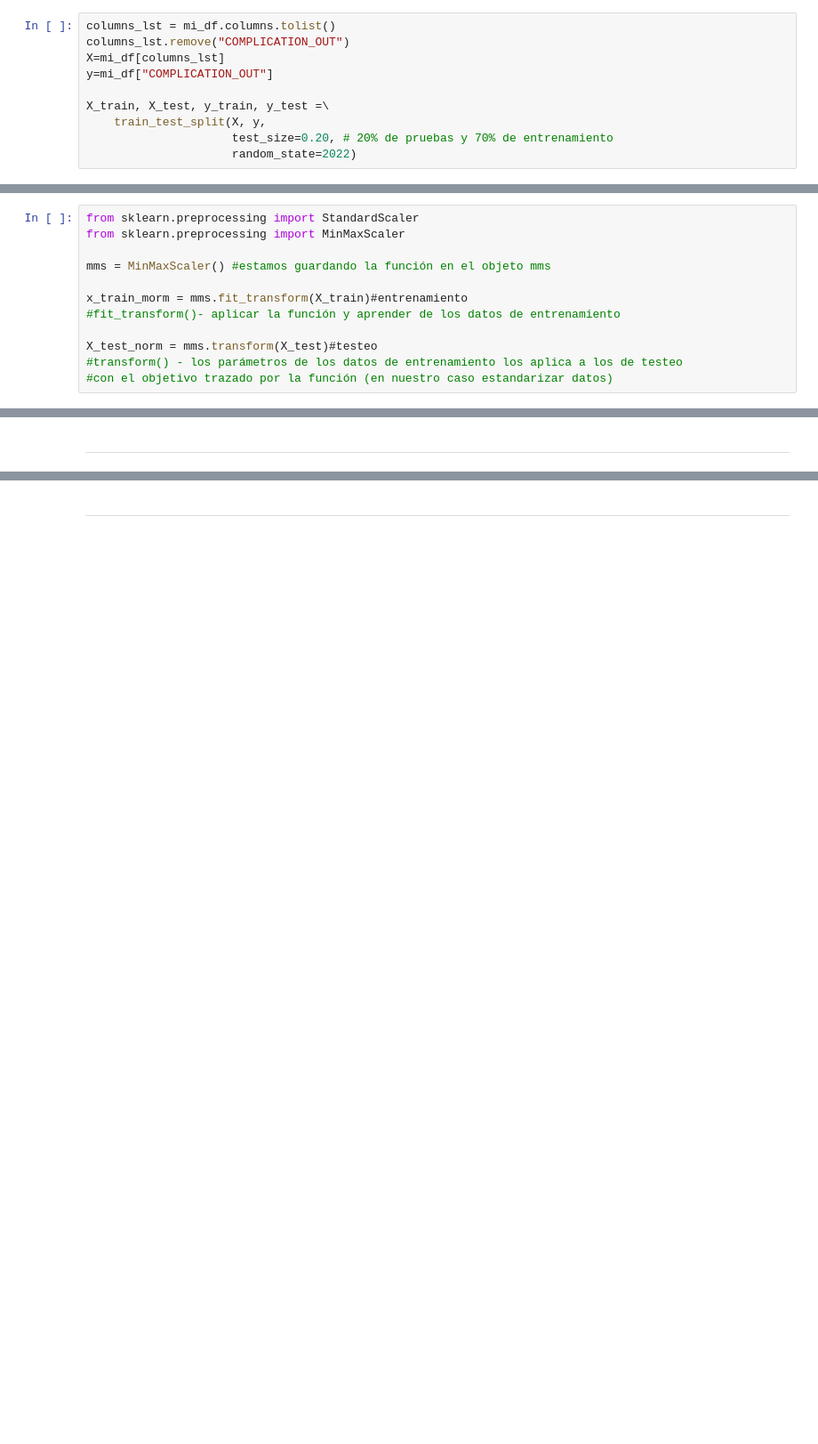
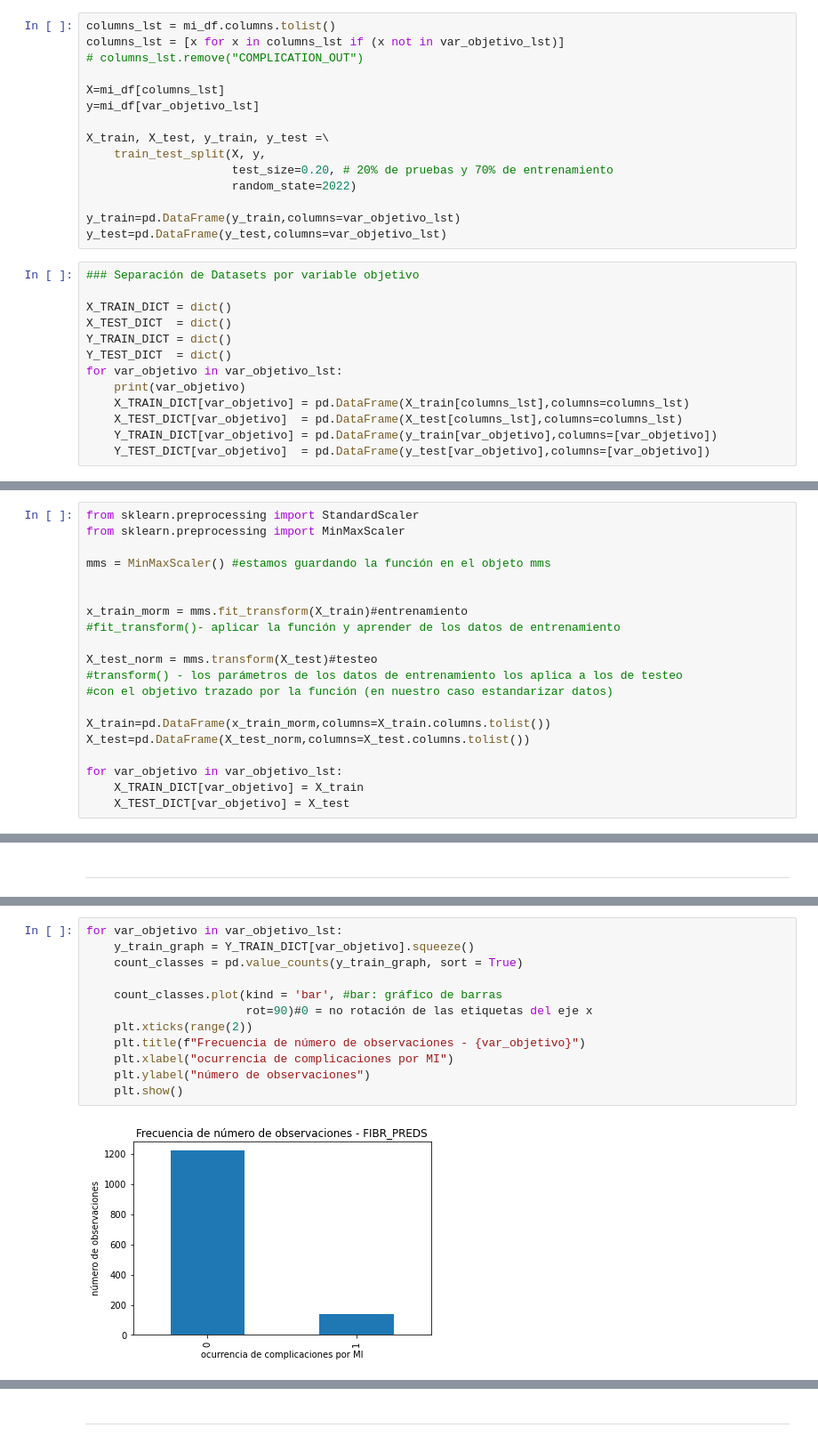
Before and after one commit to cesarolivera/py-ml-mi_model, a Jupyter notebook: 2. Pre-procesamiento de datos.ipynb, the cells around one changed output, grey strips where cells are left out. Shown at 89% size. Cells and saved outputs as stored; diff of their text form; blank space fills up the shorter version.

```diff
--- a/2. Pre-procesamiento de datos.ipynb
+++ b/2. Pre-procesamiento de datos.ipynb
@@ -181,10 +162,28 @@ mi_df["COMPLICATION_OUT"] = mi_df[var_objetivo_lst].apply(
 # %%
 columns_lst = mi_df.columns.tolist()
-columns_lst.remove("COMPLICATION_OUT")
+columns_lst = [x for x in columns_lst if (x not in var_objetivo_lst)]
+# columns_lst.remove("COMPLICATION_OUT")
+
 X=mi_df[columns_lst]
-y=mi_df["COMPLICATION_OUT"]
+y=mi_df[var_objetivo_lst]
 
 X_train, X_test, y_train, y_test =\
     train_test_split(X, y,
                      test_size=0.20, # 20% de pruebas y 70% de entrenamiento
                      random_state=2022)
+
+y_train=pd.DataFrame(y_train,columns=var_objetivo_lst)
+y_test=pd.DataFrame(y_test,columns=var_objetivo_lst)
+# %%
+### Separación de Datasets por variable objetivo
+
+X_TRAIN_DICT = dict()
+X_TEST_DICT  = dict()
+Y_TRAIN_DICT = dict()
+Y_TEST_DICT  = dict()
+for var_objetivo in var_objetivo_lst:
+    print(var_objetivo)
+    X_TRAIN_DICT[var_objetivo] = pd.DataFrame(X_train[columns_lst],columns=columns_lst)
+    X_TEST_DICT[var_objetivo]  = pd.DataFrame(X_test[columns_lst],columns=columns_lst)
+    Y_TRAIN_DICT[var_objetivo] = pd.DataFrame(y_train[var_objetivo],columns=[var_objetivo])
+    Y_TEST_DICT[var_objetivo]  = pd.DataFrame(y_test[var_objetivo],columns=[var_objetivo])
@@ -197,6 +208,7 @@ from sklearn.preprocessing import StandardScaler
 from sklearn.preprocessing import MinMaxScaler
 
 mms = MinMaxScaler() #estamos guardando la función en el objeto mms
+
 
 x_train_morm = mms.fit_transform(X_train)#entrenamiento
 #fit_transform()- aplicar la función y aprender de los datos de entrenamiento
@@ -204,3 +216,10 @@ x_train_morm = mms.fit_transform(X_train)#entrenamiento
 X_test_norm = mms.transform(X_test)#testeo
 #transform() - los parámetros de los datos de entrenamiento los aplica a los de testeo
 #con el objetivo trazado por la función (en nuestro caso estandarizar datos)
+
+X_train=pd.DataFrame(x_train_morm,columns=X_train.columns.tolist())
+X_test=pd.DataFrame(X_test_norm,columns=X_test.columns.tolist())
+
+for var_objetivo in var_objetivo_lst:
+    X_TRAIN_DICT[var_objetivo] = X_train
+    X_TEST_DICT[var_objetivo] = X_test
@@ -231,0 +230,14 @@ X_train
+# %%
+for var_objetivo in var_objetivo_lst:
+    y_train_graph = Y_TRAIN_DICT[var_objetivo].squeeze()
+    count_classes = pd.value_counts(y_train_graph, sort = True)
+
+    count_classes.plot(kind = 'bar', #bar: gráfico de barras
+                       rot=90)#0 = no rotación de las etiquetas del eje x
+    plt.xticks(range(2))
+    plt.title(f"Frecuencia de número de observaciones - {var_objetivo}")
+    plt.xlabel("ocurrencia de complicaciones por MI")
+    plt.ylabel("número de observaciones")
+    plt.show()
+# %% [output]
+[figure, added]
```
Also changed, not shown: parts of 22 cells of this notebook, 12 other files.
